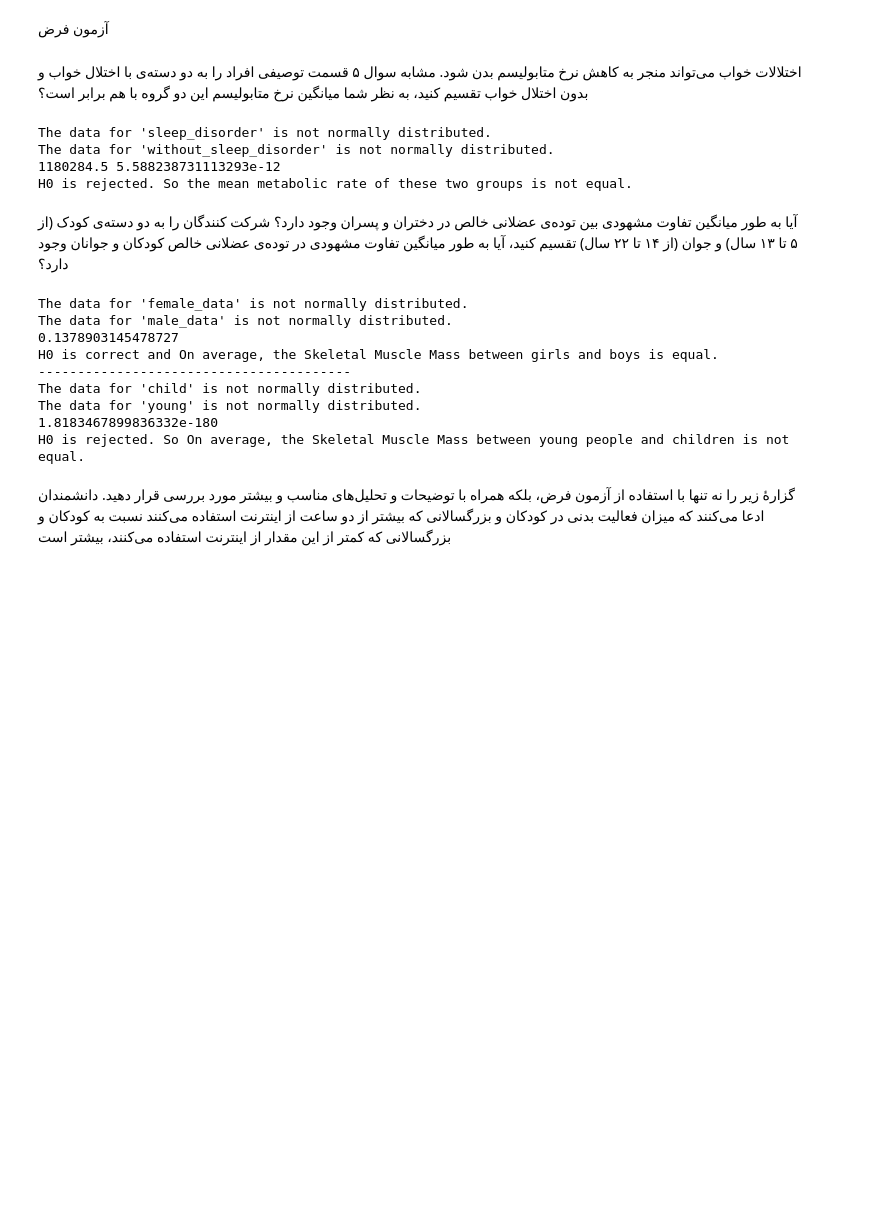
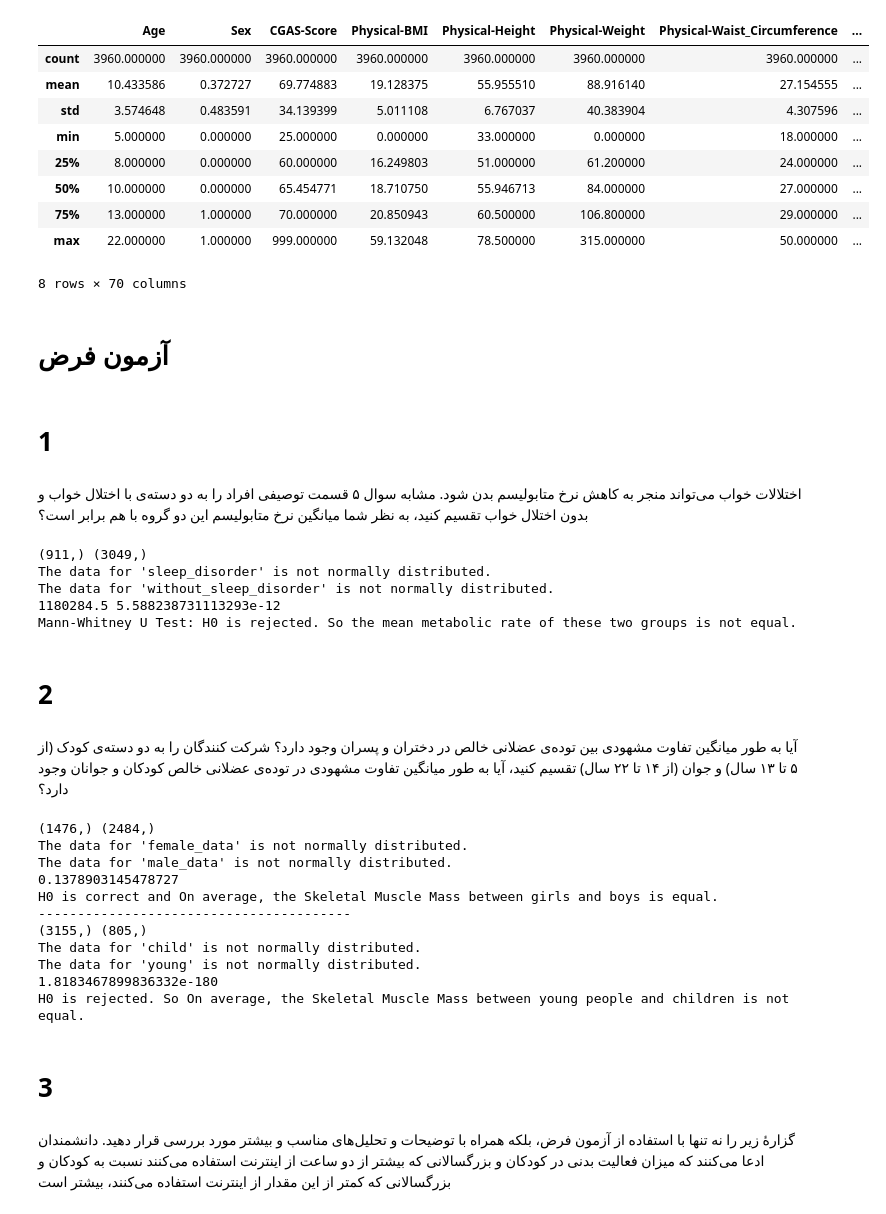
Before and after one commit to Ramtin-Karbaschi/BehaviorDetection_and_MobileMarketAnalysis, a Jupyter notebook: hypothesis_test.ipynb, the cells around one changed output. Cells and saved outputs as stored; diff of their text form; code cells hidden in the pictures; blank space fills up the shorter version.

```diff
--- a/hypothesis_test.ipynb
+++ b/hypothesis_test.ipynb
@@ -13,8 +16,23 @@ numeric_df = df_h.select_dtypes(include=[np.number])
 numeric_columns = df_h.select_dtypes(include=['float64']).columns
 imputer_algorithm = KNNImputer(n_neighbors=5, weights='uniform', metric='nan_euclidean')
 df_h[numeric_columns] = imputer_algorithm.fit_transform(df_h[numeric_columns])
-# %% [markdown]
-آزمون فرض
+# %%
+df_h.describe()
+# %% [output]
+|  | Age | Sex | CGAS-Score | Physical-BMI | Physical-Height | Physical-Weight | Physical-Waist_Circumference | ... |
+| count | 3960.000000 | 3960.000000 | 3960.000000 | 3960.000000 | 3960.000000 | 3960.000000 | 3960.000000 | ... |
+| mean | 10.433586 | 0.372727 | 69.774883 | 19.128375 | 55.955510 | 88.916140 | 27.154555 | ... |
+| std | 3.574648 | 0.483591 | 34.139399 | 5.011108 | 6.767037 | 40.383904 | 4.307596 | ... |
+| min | 5.000000 | 0.000000 | 25.000000 | 0.000000 | 33.000000 | 0.000000 | 18.000000 | ... |
+| 25% | 8.000000 | 0.000000 | 60.000000 | 16.249803 | 51.000000 | 61.200000 | 24.000000 | ... |
+| 50% | 10.000000 | 0.000000 | 65.454771 | 18.710750 | 55.946713 | 84.000000 | 27.000000 | ... |
+| 75% | 13.000000 | 1.000000 | 70.000000 | 20.850943 | 60.500000 | 106.800000 | 29.000000 | ... |
+| max | 22.000000 | 1.000000 | 999.000000 | 59.132048 | 78.500000 | 315.000000 | 50.000000 | ... |
+8 rows × 70 columns
+# %% [markdown]
+# آزمون فرض
+# %% [markdown]
+# 1
 # %% [markdown]
 اختلالات خواب می‌تواند منجر به کاهش نرخ متابولیسم بدن شود. مشابه سوال ۵ قسمت توصیفی افراد را به دو دسته‌ی با اختلال خواب و بدون اختلال خواب تقسیم کنید، به نظر شما میانگین نرخ متابولیسم این دو گروه با هم برابر است؟
 # %%
@@ -32,7 +50,7 @@ df_h['without_sleep_disorder'] = df_h['SDS-SDS_Total_T'] >= 50
 
 sleep_disorder = df_h[df_h['sleep_disorder'] == True]['BIA-BIA_BMR']
 without_sleep_disorder = df_h[df_h['sleep_disorder'] == False]['BIA-BIA_BMR']
-
+print(sleep_disorder.shape, without_sleep_disorder.shape)
 #check the distrubution of metabolic rate
 stat1, p1 = shapiro(sleep_disorder)
 stat2, p2 = shapiro(without_sleep_disorder)
@@ -49,20 +67,36 @@ else:
     print("The data for 'without_sleep_disorder' is not normally distributed.")
 
 
+# h0: The mean metabolic rate of these two groups is equal.
+#the data distribution is not normal.
 
-# h0: The mean metabolic rate of these two groups is equal.
-#I am using the Mann-Whitney U Test because the data distribution is not normal.
+### Mann-Whitney U Test
+
 stat, p = mannwhitneyu(sleep_disorder, without_sleep_disorder)
 print(stat, p)
 if p < 0.05:
-  print('H0 is rejected. So the mean metabolic rate of these two groups is not equal.')
+  print('Mann-Whitney U Test: H0 is rejected. So the mean metabolic rate of these two groups is not equal.')
 else:
-  print('H0 is correct and the mean metabolic rate of these two groups is equal.')
+  print('Mann-Whitney U Test: H0 is correct and the mean metabolic rate of these two groups is equal.')
+
+
+
+###Wilcoxon Signed-Rank Test print(sleep_disorder.shape, without_sleep_disorder.shape)
+
+#stat_w, p_w = wilcoxon(sleep_disorder, without_sleep_disorder)
+
+#f p_w < 0.05:
+#    print("Wilcoxon Signed-Rank Test: H0 is rejected.  So the mean metabolic rate of these two groups is not equal.")
+#else:
+#    print("Wilcoxon Signed-Rank Test: H0 is correct and the mean metabolic rate of these two groups is equal.")
 # %% [output]
+(911,) (3049,)
 The data for 'sleep_disorder' is not normally distributed.
 The data for 'without_sleep_disorder' is not normally distributed.
 1180284.5 5.588238731113293e-12
-H0 is rejected. So the mean metabolic rate of these two groups is not equal.
+Mann-Whitney U Test: H0 is rejected. So the mean metabolic rate of these two groups is not equal.
+# %% [markdown]
+# 2
 # %% [markdown]
 آیا به طور میانگین تفاوت مشهودی بین توده‌ی عضلانی خالص در دختران و پسران وجود دارد؟ شرکت کنندگان را به دو دسته‌ی کودک (از ۵ تا ۱۳ سال) و جوان (از ۱۴ تا ۲۲ سال) تقسیم کنید، آیا به طور میانگین تفاوت مشهودی در توده‌ی عضلانی خالص کودکان و جوانان وجود دارد؟
 # %%
@@ -72,7 +106,7 @@ H0 is rejected. So the mean metabolic rate of these two groups is not equal.
 
 female_data = df_h[df_h['Sex'] == 1]['BIA-BIA_SMM']
 male_data = df_h[df_h['Sex'] == 0]['BIA-BIA_SMM']
-
+print(female_data.shape, male_data.shape)
 stat_female, p_female = shapiro(female_data)
 stat_male, p_male = shapiro(male_data)
 
@@ -102,7 +136,7 @@ print('----------------------------------------')
 
 child = df_h[(df_h['Age'] >= 5) & (df_h['Age'] <= 13)]['BIA-BIA_SMM']
 young = df_h[(df_h['Age'] >= 14) & (df_h['Age'] <= 22)]['BIA-BIA_SMM']
-
+print(child.shape, young.shape)
 stat_child, p_child = shapiro(child)
 stat_young, p_young = shapiro(young)
 
@@ -119,21 +153,24 @@ else:
 
 stat_age, p_age = mannwhitneyu(child, young)
 print(p_age)
-
 if p_age < 0.05:
   print('H0 is rejected. So On average, the Skeletal Muscle Mass between young people and children is not equal.')
 else:
   print('H0 is correct and On average, the Skeletal Muscle Mass between young people and children is equal.')
 # %% [output]
+(1476,) (2484,)
 The data for 'female_data' is not normally distributed.
 The data for 'male_data' is not normally distributed.
 0.1378903145478727
 H0 is correct and On average, the Skeletal Muscle Mass between girls and boys is equal.
 ----------------------------------------
+(3155,) (805,)
 The data for 'child' is not normally distributed.
 The data for 'young' is not normally distributed.
 1.8183467899836332e-180
 H0 is rejected. So On average, the Skeletal Muscle Mass between young people and children is not equal.
+# %% [markdown]
+# 3
 # %% [markdown]
 گزارهٔ زیر را نه تنها با استفاده از آزمون فرض، بلکه همراه با توضیحات و تحلیل‌های مناسب و بیشتر مورد بررسی قرار دهید.
 دانشمندان ادعا می‌کنند که میزان فعالیت بدنی در کودکان و بزرگسالانی که بیشتر از دو ساعت از اینترنت استفاده می‌کنند نسبت به کودکان و بزرگسالانی که کمتر از این مقدار از اینترنت استفاده می‌کنند، بیشتر است
```
Also changed, not shown: parts of 7 cells of this notebook.
